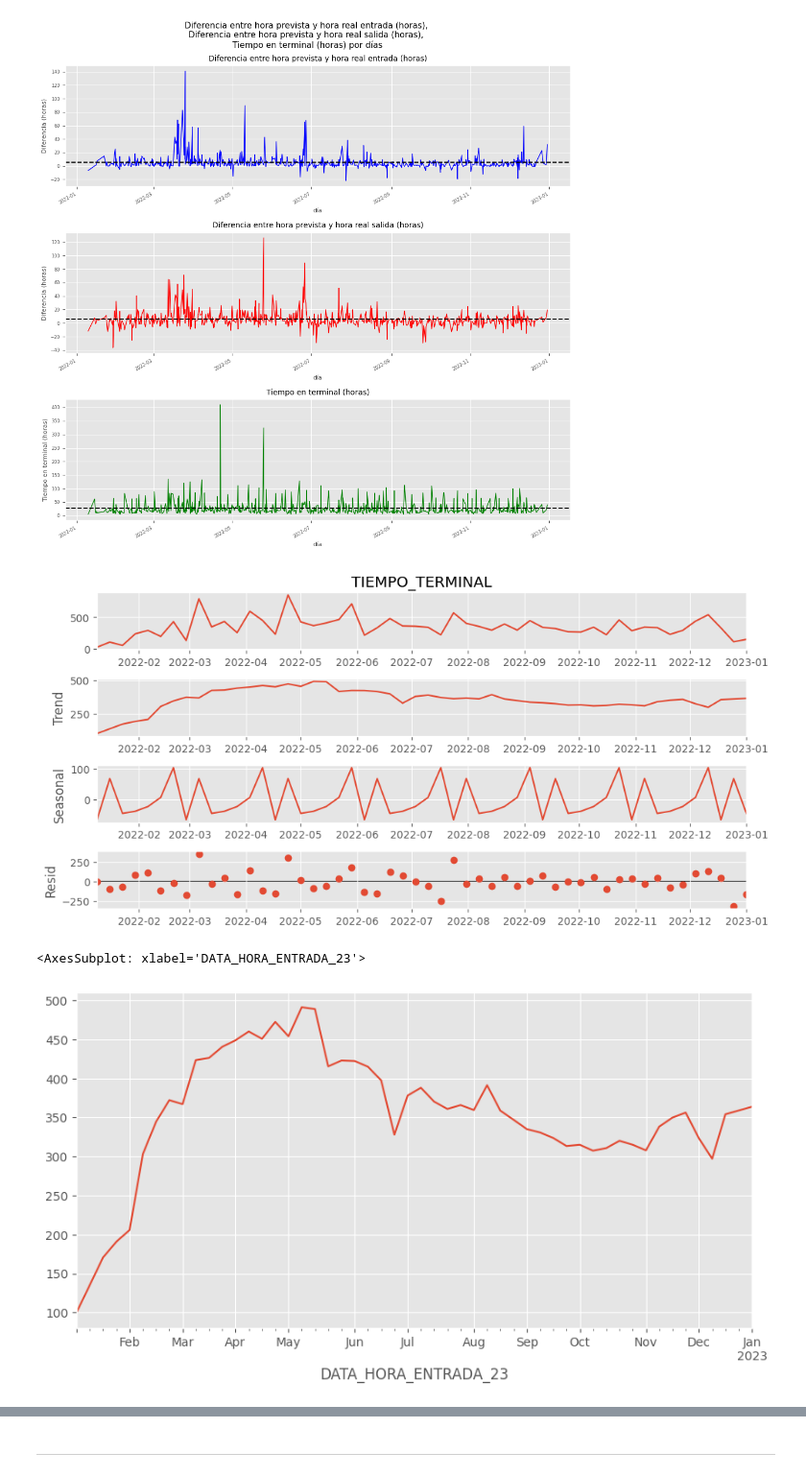
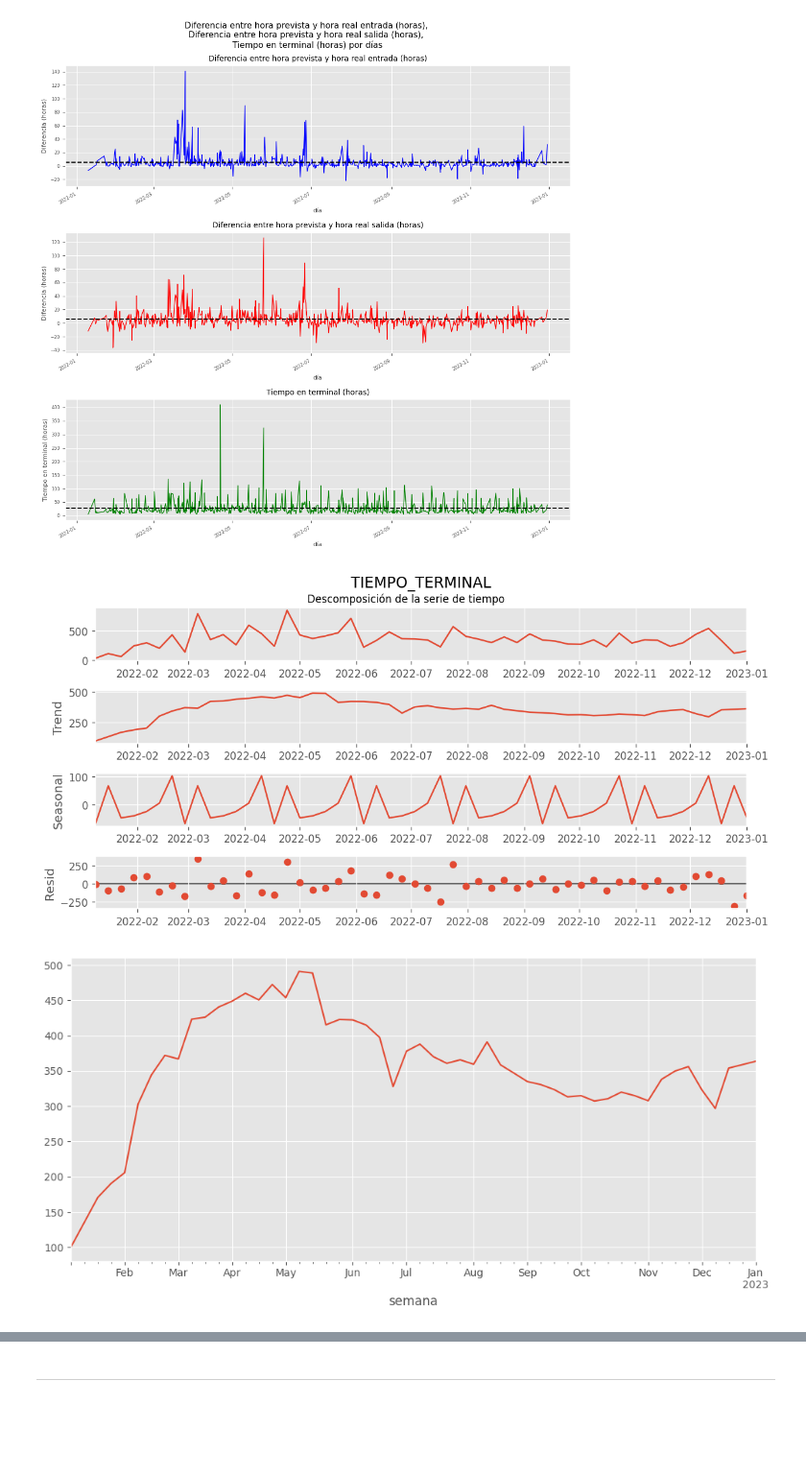
Before and after one commit to Pevicsanch/pruebas, a Jupyter notebook: analysis.ipynb, the cells around one changed output, grey strips where cells are left out. Shown at 96% size. Drawn from its saved outputs; the diff is of its cells as text; code cells hidden in the pictures; blank space fills up the shorter version.

```diff
--- a/analysis.ipynb
+++ b/analysis.ipynb
@@ -744,17 +754,17 @@ plt.show()
 # descomposición de la serie de tiempo DIFERENCIA_ENTRADA
 from statsmodels.tsa.seasonal import seasonal_decompose
 df_grouped = df_time.groupby(pd.Grouper(freq='w')).sum()
+plt.rcParams.update({'figure.figsize': (10,5), 'figure.dpi': 120})
 
 result = seasonal_decompose(df_grouped["TIEMPO_TERMINAL"], model='additive', period=7, two_sided=True, extrapolate_trend=7)
-plt.rcParams.update({'figure.figsize': (10,5)})
-plt.rcParams.title_fontsize = 12
-result.plot()
-
+result.plot().text(0.5, 0.9, 'Descomposición de la serie de tiempo', horizontalalignment='center', fontsize=10).get_tightbbox(fig.canvas.get_renderer())
 plt.show()
 # %% [output]
-[figure, old version]
+[figure, new version]
 # %%
 result.trend.plot()
+plt.tight_layout()
+plt.xlabel('semana')
+plt.show()
 # %% [output]
-<AxesSubplot: xlabel='DATA_HORA_ENTRADA_23'>
-[figure, old version]
+[figure, new version]
```
Also changed, not shown: parts of 7 cells of this notebook.
